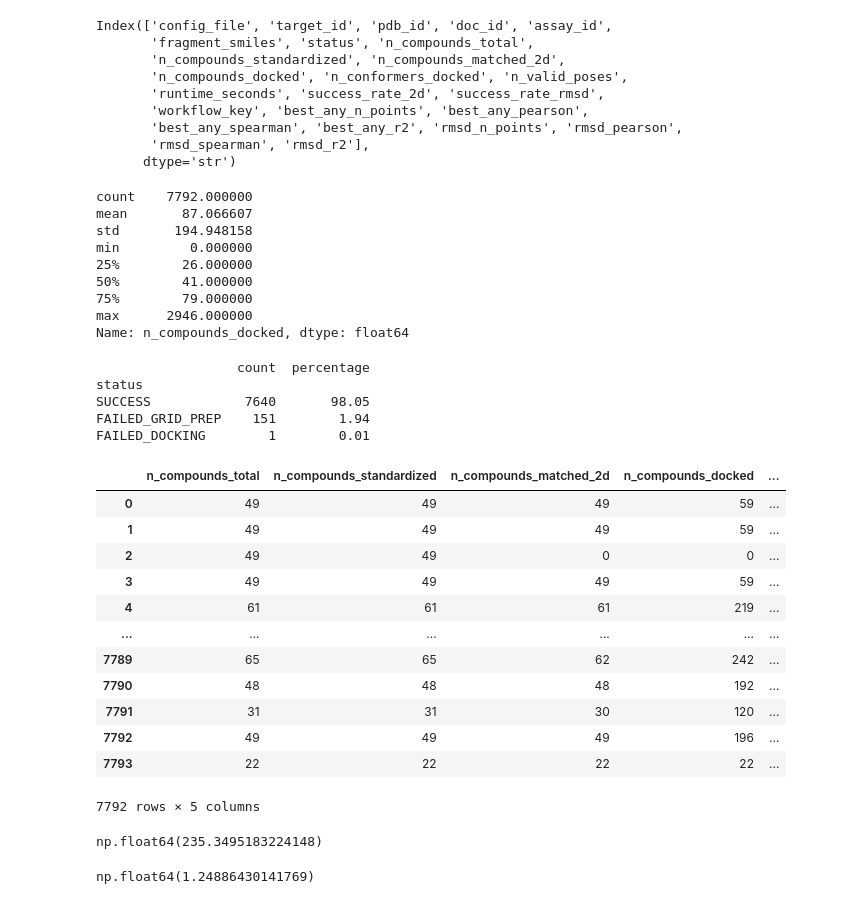
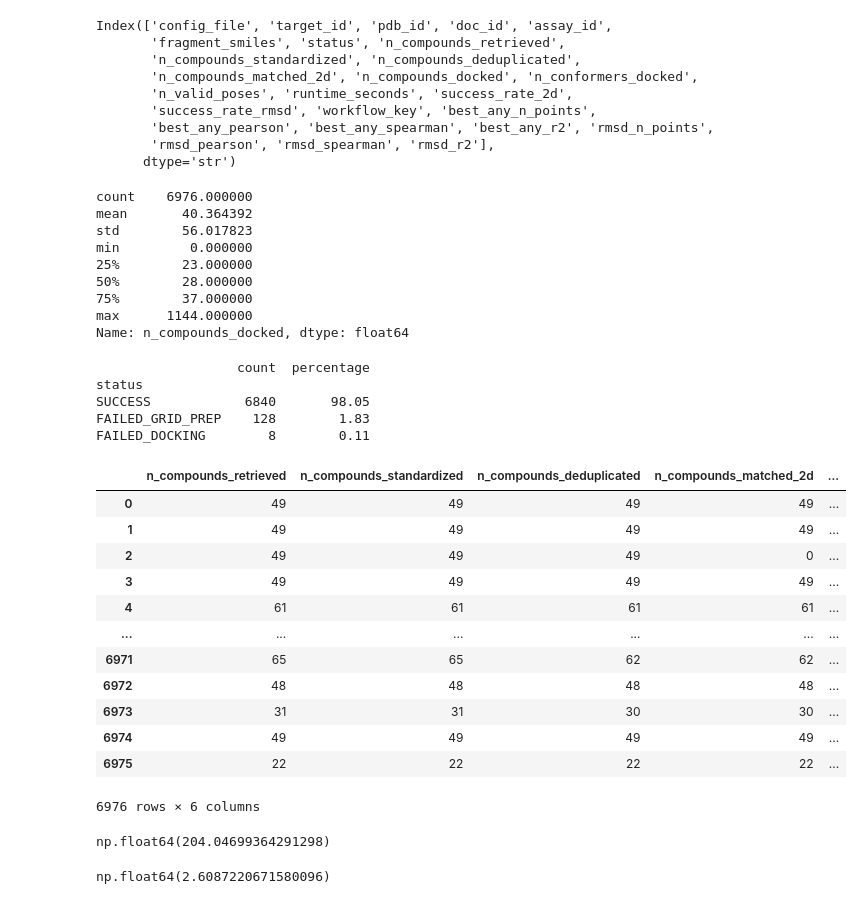
Before and after one commit to Popov-Lab-UNC/mockdock, a Jupyter notebook: notebooks/best_pl_systems.ipynb, the cells around one changed output. Drawn from its saved outputs; the diff is of its cells as text; code cells hidden in the pictures.

```diff
--- a/notebooks/best_pl_systems.ipynb
+++ b/notebooks/best_pl_systems.ipynb
@@ -10,6 +14,12 @@ df3 = pd.read_csv(os.path.join(data_dir, "benchmark_runs/run_20260216_013728/run
 # %%
-df = pd.concat([df1, df2, df3], ignore_index=True)
+data_dir = '../benchmark_runs/run_20260311_051732'
+df = pd.read_csv(os.path.join(data_dir, "run_summary.csv"))
+#df = pd.concat([df1, df2, df3], ignore_index=True)
 df = df.drop_duplicates(subset=["config_file"])
 # %%
-df[(df['n_compounds_standardized'] - df['n_compounds_matched_2d']) > 5]
+df[((df['n_compounds_deduplicated'] - df['n_compounds_matched_2d']) > 5) & (df['status'] == 'SUCCESS')].copy()
+# Show all columns
+pd.set_option('display.max_columns', None)
+df_filtered = df[((df['n_compounds_deduplicated'] - df['n_compounds_matched_2d']) > 5) & (df['status'] == 'SUCCESS')]
+df_filtered
 # %% [output]
@@ -30,25 +44,25 @@ df[(df['n_compounds_standardized'] - df['n_compounds_matched_2d']) > 5]
 df.columns
 # %% [output]
 Index(['config_file', 'target_id', 'pdb_id', 'doc_id', 'assay_id',
-       'fragment_smiles', 'status', 'n_compounds_total',
-       'n_compounds_standardized', 'n_compounds_matched_2d',
-       'n_compounds_docked', 'n_conformers_docked', 'n_valid_poses',
-       'runtime_seconds', 'success_rate_2d', 'success_rate_rmsd',
-       'workflow_key', 'best_any_n_points', 'best_any_pearson',
-       'best_any_spearman', 'best_any_r2', 'rmsd_n_points', 'rmsd_pearson',
-       'rmsd_spearman', 'rmsd_r2'],
+       'fragment_smiles', 'status', 'n_compounds_retrieved',
+       'n_compounds_standardized', 'n_compounds_deduplicated',
+       'n_compounds_matched_2d', 'n_compounds_docked', 'n_conformers_docked',
+       'n_valid_poses', 'runtime_seconds', 'success_rate_2d',
+       'success_rate_rmsd', 'workflow_key', 'best_any_n_points',
+       'best_any_pearson', 'best_any_spearman', 'best_any_r2', 'rmsd_n_points',
+       'rmsd_pearson', 'rmsd_spearman', 'rmsd_r2'],
       dtype='str')
 # %%
 df["n_compounds_docked"].describe()
 # %% [output]
-count    7792.000000
-mean       87.066607
-std       194.948158
+count    6976.000000
+mean       40.364392
+std        56.017823
 min         0.000000
-25%        26.000000
-50%        41.000000
-75%        79.000000
-max      2946.000000
+25%        23.000000
+50%        28.000000
+75%        37.000000
+max      1144.000000
 Name: n_compounds_docked, dtype: float64
 # %%
 # Count how many entries there are for each status in the DataFrame
@@ -59,41 +73,42 @@ print(result)
 # %% [output]
                   count  percentage
 status
-SUCCESS            7640       98.05
-FAILED_GRID_PREP    151        1.94
-FAILED_DOCKING        1        0.01
+SUCCESS            6840       98.05
+FAILED_GRID_PREP    128        1.83
+FAILED_DOCKING        8        0.11
 # %%
 df[
     [
-        "n_compounds_total",
+        "n_compounds_retrieved",
         "n_compounds_standardized",
+        "n_compounds_deduplicated",
         "n_compounds_matched_2d",
         "n_compounds_docked",
         "n_conformers_docked",
     ]
 ]
 # %% [output]
-|  | n_compounds_total | n_compounds_standardized | n_compounds_matched_2d | n_compounds_docked | ... |
-| 0 | 49 | 49 | 49 | 59 | ... |
-| 1 | 49 | 49 | 49 | 59 | ... |
-| 2 | 49 | 49 | 0 | 0 | ... |
-| 3 | 49 | 49 | 49 | 59 | ... |
-| 4 | 61 | 61 | 61 | 219 | ... |
+|  | n_compounds_retrieved | n_compounds_standardized | n_compounds_deduplicated | n_compounds_matched_2d | ... |
+| 0 | 49 | 49 | 49 | 49 | ... |
+| 1 | 49 | 49 | 49 | 49 | ... |
+| 2 | 49 | 49 | 49 | 0 | ... |
+| 3 | 49 | 49 | 49 | 49 | ... |
+| 4 | 61 | 61 | 61 | 61 | ... |
 | ... | ... | ... | ... | ... | ... |
-| 7789 | 65 | 65 | 62 | 242 | ... |
-| 7790 | 48 | 48 | 48 | 192 | ... |
-| 7791 | 31 | 31 | 30 | 120 | ... |
-| 7792 | 49 | 49 | 49 | 196 | ... |
-| 7793 | 22 | 22 | 22 | 22 | ... |
+| 6971 | 65 | 65 | 62 | 62 | ... |
+| 6972 | 48 | 48 | 48 | 48 | ... |
+| 6973 | 31 | 31 | 30 | 30 | ... |
+| 6974 | 49 | 49 | 49 | 49 | ... |
+| 6975 | 22 | 22 | 22 | 22 | ... |
-7792 rows × 5 columns
+6976 rows × 6 columns
 # %%
 df["runtime_seconds"].sum() / 3600
 # %% [output]
-np.float64(235.3495183224148)
+np.float64(204.04699364291298)
 # %%
 df["runtime_seconds"].sum() / df["n_compounds_docked"].sum()
 # %% [output]
-np.float64(1.24886430141769)
+np.float64(2.6087220671580096)
 # %%
 df_success = df[df["status"] == "SUCCESS"].reset_index(drop=True)
 df_success
```
Also changed, not shown: parts of 11 cells of this notebook, 2 other files.
